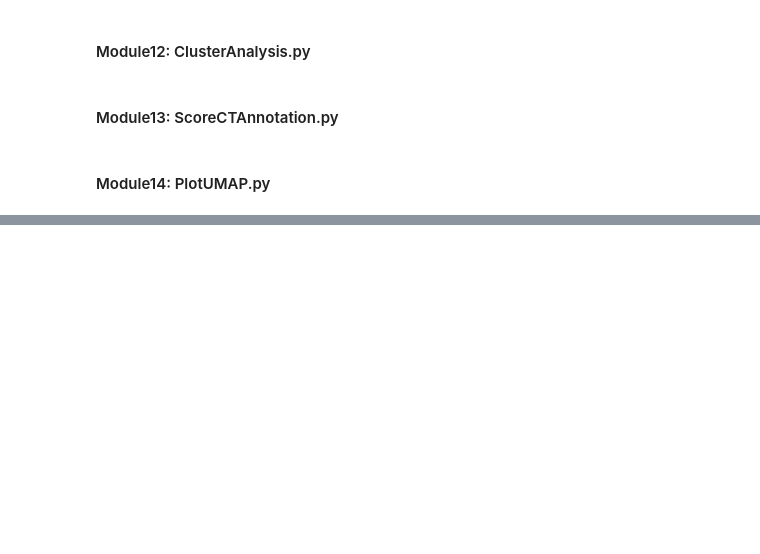
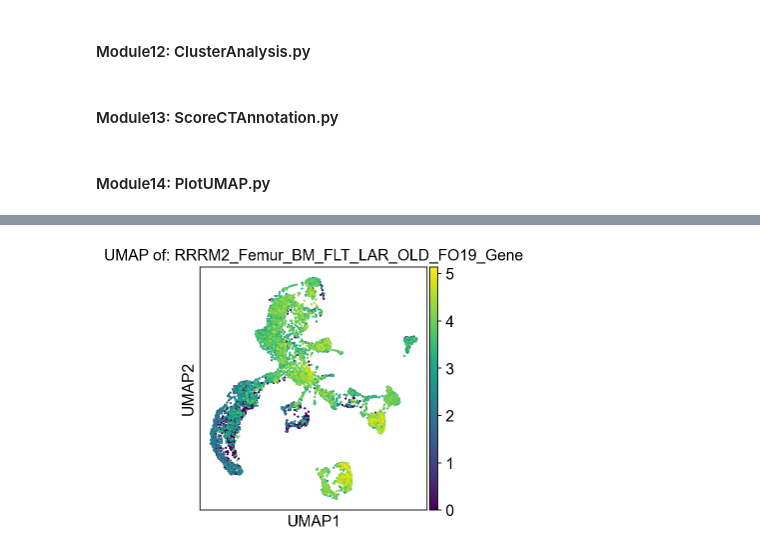
Before and after one commit to komendien/scRNAseq_Mmus_DP, a Jupyter notebook: KK_downstream_scRNAseq.ipynb, the cells around one changed output, grey strips where cells are left out. Drawn from its saved outputs; the diff is of its cells as text; code cells hidden in the pictures; blank space fills up the shorter version.

```diff
--- a/KK_downstream_scRNAseq.ipynb
+++ b/KK_downstream_scRNAseq.ipynb
@@ -661,0 +686,4 @@ def PlotUMAP(color, save_data= False):
+# %%
+PlotUMAP("Rps14")
+# %% [output]
+[figure, added]
```
Also changed, not shown: parts of 17 cells of this notebook, 1 other file.
